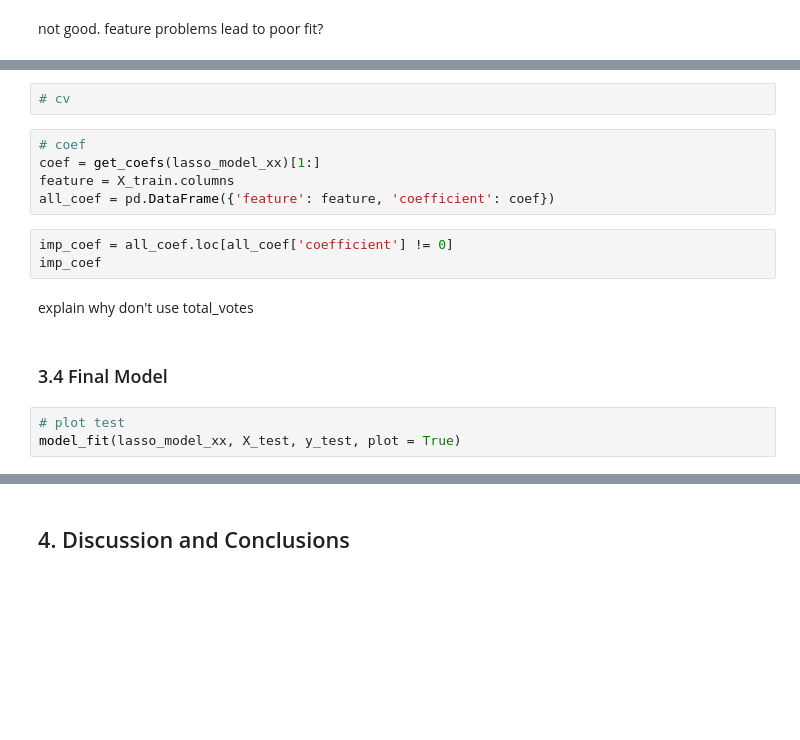
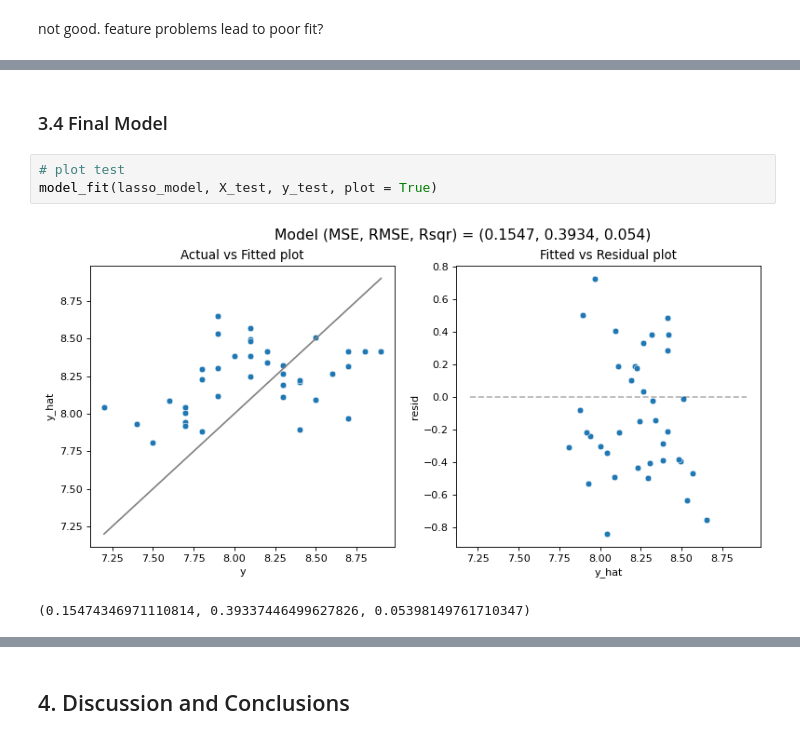
Before and after one commit to Mengyao41/ML_proj1, a Jupyter notebook: project1.ipynb, the cells around one changed output, grey strips where cells are left out. Drawn from its saved outputs; the diff is of its cells as text; blank space fills up the shorter version.

```diff
--- a/project1.ipynb
+++ b/project1.ipynb
@@ -631,17 +702,8 @@ Xv_train, Xv_test, y_train, y_test = train_test_split(Xv, y, test_size = 0.2, ra
-# %%
-# cv
-# %%
-# coef
-coef = get_coefs(lasso_model_xx)[1:]
-feature = X_train.columns
-all_coef = pd.DataFrame({'feature': feature, 'coefficient': coef})
-# %%
-imp_coef = all_coef.loc[all_coef['coefficient'] != 0]
-imp_coef
-# %% [markdown]
-explain why don't use total_votes
 # %% [markdown]
 ### 3.4 Final Model
 # %%
 # plot test
-model_fit(lasso_model_xx, X_test, y_test, plot = True)
+model_fit(lasso_model, X_test, y_test, plot = True)
+# %% [output]
+[figure, added]
+(0.15474346971110814, 0.39337446499627826, 0.05398149761710347)
```
Also changed, not shown: parts of 39 cells of this notebook, 1 other file.
